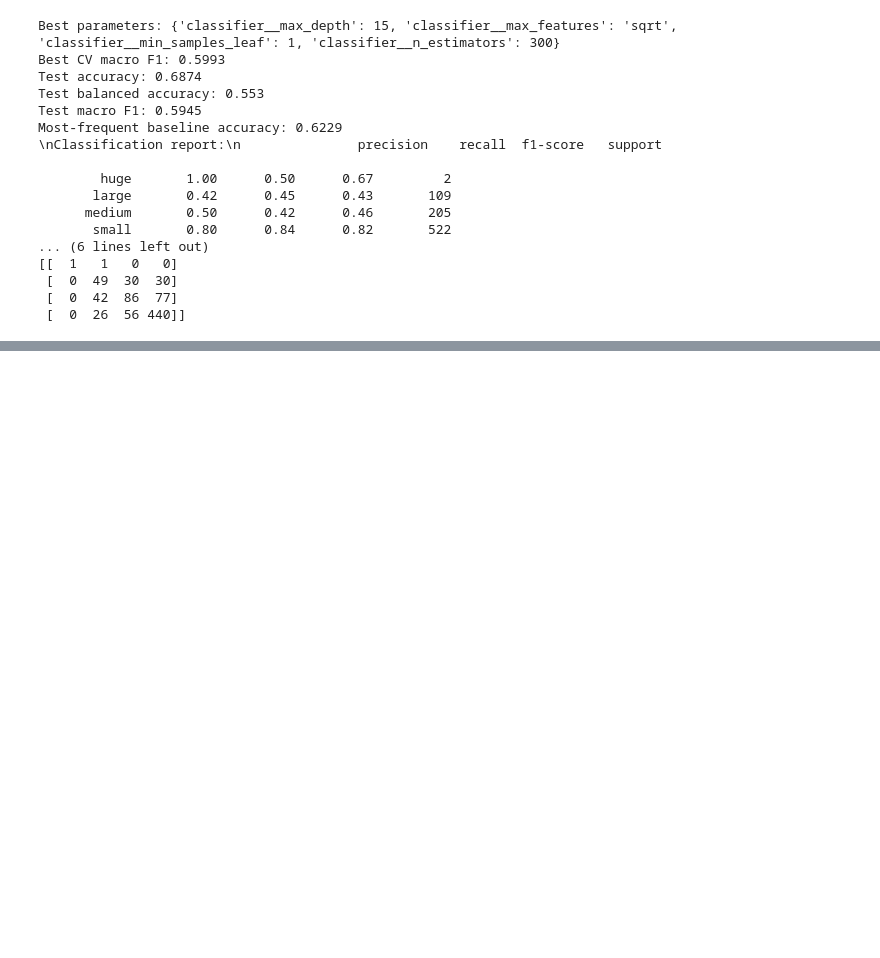
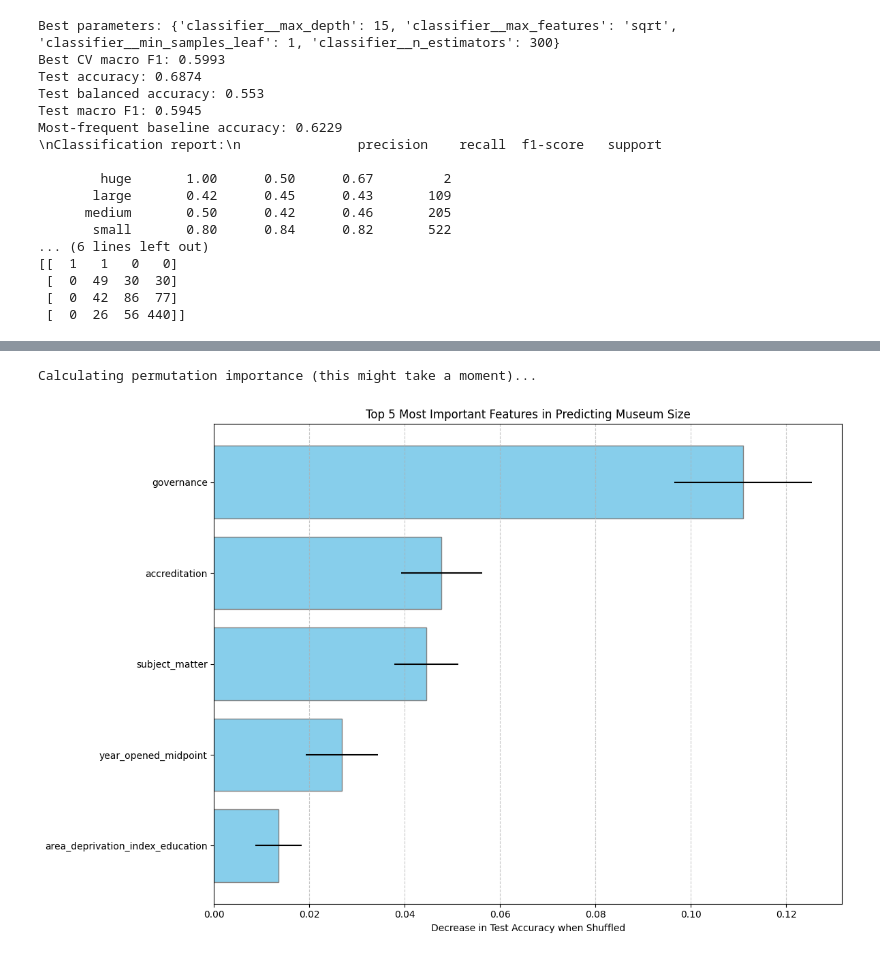
Before and after one commit to aryasure/BA305-UK-Mapping-Musem-Project, a Jupyter notebook: Museums_RF_Predictive.ipynb, the cells around one changed output, grey strips where cells are left out. Saved outputs shown, nothing was run; the diff lists cells and outputs as text; code cells hidden in the pictures; blank space fills up the shorter version.

Commit message:
added neural network and analysis

```diff
--- a/Museums_RF_Predictive.ipynb
+++ b/Museums_RF_Predictive.ipynb
@@ -26,7 +28,7 @@ if "year_opened" in df.columns:
     df = df.drop(columns=["year_opened"])
 
 # Exclude direct identifiers and street-level details.
-exclude = ["size", "museum_id", "name_of_museum", "address_line_1", "address_line_2", "postcode"]
+exclude = ["size", "museum_id", "name_of_museum", "address_line_1", "address_line_2", "postcode", ]
 X = df.drop(columns=[c for c in exclude if c in df.columns]).dropna(axis=1, how="all")
 y = df[target].astype(str)
 
@@ -90,3 +92,21 @@ Most-frequent baseline accuracy: 0.6229
  [  0  49  30  30]
  [  0  42  86  77]
  [  0  26  56 440]]
+# %%
+from sklearn.neural_network import MLPClassifier
+from sklearn.model_selection import train_test_split
+from sklearn.pipeline import Pipeline
+X_train, X_test, y_train, y_test = train_test_split(
+    X, y, test_size=0.2, random_state=42, stratify=y
+)
+
+#Basic starting network
+mlp_clf = MLPClassifier(hidden_layer_sizes=(64, 32), activation='relu', max_iter=500, random_state=42)
+
+clf = Pipeline([
+    ("preprocessor", preprocessor),
+    ("classifier", mlp_clf)
+])
+
+clf.fit(X_train, y_train)
+print(f"Test Accuracy: {clf.score(X_test, y_test):.2f}")
@@ -92,0 +241,46 @@ Most-frequent baseline accuracy: 0.6229
+# %%
+import matplotlib.pyplot as plt
+import numpy as np
+from sklearn.inspection import permutation_importance
+
+# 1. Compute Permutation Importance on the test split
+# We use the test dataset to find which features generalize importance to unseen data
+print("Calculating permutation importance (this might take a moment)...")
+result = permutation_importance(
+    balanced_mlp_pipeline,
+    X_test,
+    y_test,
+    n_repeats=10,
+    random_state=42,
+    n_jobs=-1
+)
+
+# 2. Match importances back to original feature names
+# Since some features are categorical, we sum up importances belonging to columns or plot raw inputs
+feature_names = X_test.columns
+importances_mean = result.importances_mean
+importances_std = result.importances_std
+
+# Sort features by importance
+sorted_indices = np.argsort(importances_mean)[-5:][::-1]
+
+# 3. Plotting the results
+plt.figure(figsize=(12, 8))
+plt.barh(
+    range(len(sorted_indices)),
+    importances_mean[sorted_indices],
+    xerr=importances_std[sorted_indices],
+    align="center",
+    color="skyblue",
+    edgecolor="grey"
+)
+plt.yticks(range(len(sorted_indices)), [feature_names[i] for i in sorted_indices])
+plt.xlabel("Decrease in Test Accuracy when Shuffled")
+plt.title("Top 5 Most Important Features in Predicting Museum Size")
+plt.gca().invert_yaxis() # Put most important features at the top
+plt.grid(axis='x', linestyle='--', alpha=0.7)
+plt.tight_layout()
+plt.show()
+# %% [output]
+Calculating permutation importance (this might take a moment)...
+[figure, added]
```
Also changed, not shown: parts of 8 cells of this notebook.
